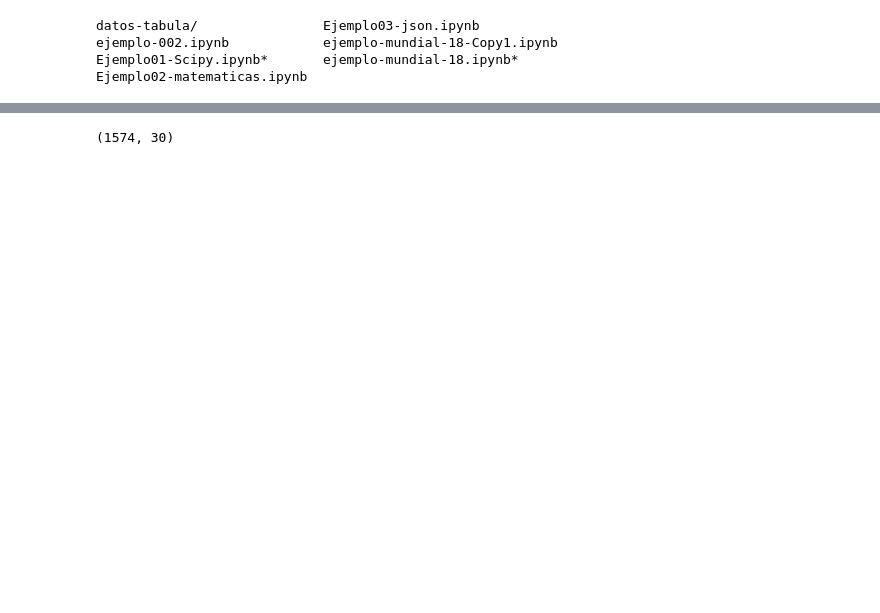
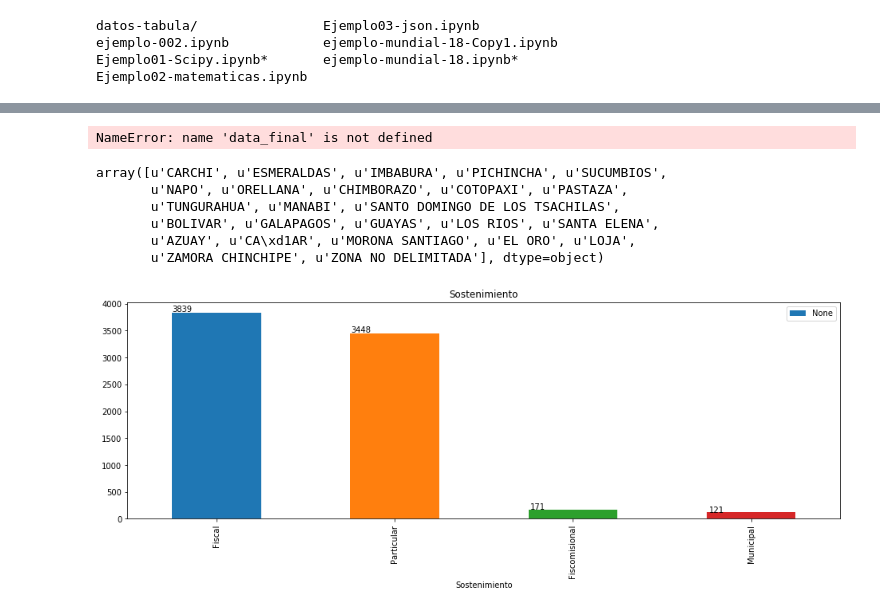
Before and after one commit to pedrojsalinas/pe-18-datos, a Jupyter notebook: clase9-ejercicios/ejemplo-002.ipynb, the cells around one changed output, grey strips where cells are left out. Saved outputs shown, nothing was run; the diff lists cells and outputs as text; code cells hidden in the pictures; blank space fills up the shorter version.

Commit message:
para generar visualizaciones

```diff
--- a/clase9-ejercicios/ejemplo-002.ipynb
+++ b/clase9-ejercicios/ejemplo-002.ipynb
@@ -23,7 +23,26 @@ datos-tabula/                Ejemplo03-json.ipynb
 ejemplo-002.ipynb            ejemplo-mundial-18-Copy1.ipynb
 Ejemplo01-Scipy.ipynb*       ejemplo-mundial-18.ipynb*
 Ejemplo02-matematicas.ipynb
-# %%
-data = pd.read_excel("datos-tabula/Listado-Instituciones-Educativas.xls", sheet_name="Zona 2")
-# data = pd.read_excel("datos-tabula/Listado-Instituciones-Educativas.xls")
+# %%
+# data = pd.read_excel("datos-tabula/Listado-Instituciones-Educativas.xls", sheet_name="Zona 2")
+nombres = [u'Codigo-AMIE', u'Nombre-Institucion',
+       u'CDPA-Provincia', u'Provincia',
+       u'CDPA-Canton', u'Canton',
+       u'CDPA-Parroquia', u'Parroquia',
+       u'Zona-Administrativa', u'Nombre-Distrito',
+       u'Codigo-Distrito', u'Cod-Circuito-Educativo',
+       u' Unidad-Administrativa-Circuital',
+       u'Casos-excepcionales', u'Sostenimiento', u'Regimen-Escolar',
+       u'Jurisdiccion', u'Tipo-Educacion', u'Modalidad', u'Jornada',
+       u'Nivel', u'Etnia', u'Nacionalidad', u'Pueblo',
+       u'Institucion-georeferenciada', u'Institucion-responsable',
+       u'Tipo-Acceso', u'Numero-estudiantes',
+       u'Numero-docentes', u'Estado']
+lista = ["Zona1", "Zona 2", "Zona 3", "Zona 4", "Zona 5", "Zona 6", "Zona 7", "Zona 8", "Zona 9", "Zona no delimitada"]
+lista_df = []
+for d in lista:
+    data = pd.read_excel("../archivos/Listado-Instituciones-Educativas.xls", sheet_name=d, header=None, names=nombres, skiprows=1)
+    lista_df.append(data)
+
+data_final = pd.concat(lista_df)
 # %%
@@ -45,5 +60,34 @@ Index([u'Código AMIE', u'Nombre de la Institución Educativa',
       dtype='object')
-# %%
-data.shape
-# %% [output]
-(1574, 30)
+# %%
+ax = data_final.groupby(['Provincia']).size()\
+.sort_values(ascending=False)[:26]\
+.plot.bar(title = u'Numero-Planteles', legend=True, figsize=(16,5))
+for p in ax.patches:
+    ax.annotate(str(p.get_height()), (p.get_x(), p.get_height()))
+# %% [output]
+NameError: name 'data_final' is not defined
+# %%
+data_final.Provincia.unique()
+# %% [output]
+array([u'CARCHI', u'ESMERALDAS', u'IMBABURA', u'PICHINCHA', u'SUCUMBIOS',
+       u'NAPO', u'ORELLANA', u'CHIMBORAZO', u'COTOPAXI', u'PASTAZA',
+       u'TUNGURAHUA', u'MANABI', u'SANTO DOMINGO DE LOS TSACHILAS',
+       u'BOLIVAR', u'GALAPAGOS', u'GUAYAS', u'LOS RIOS', u'SANTA ELENA',
+       u'AZUAY', u'CA\xd1AR', u'MORONA SANTIAGO', u'EL ORO', u'LOJA',
+       u'ZAMORA CHINCHIPE', u'ZONA NO DELIMITADA'], dtype=object)
+# %%
+ax = data_final[(data_final['Provincia']=='GUAYAS') | (data_final['Provincia']=='PICHINCHA')].groupby(['Sostenimiento']).size()\
+.sort_values(ascending=False)\
+.plot.bar(title = u'Sostenimiento', legend=True, figsize=(16,5))
+
+for p in ax.patches:
+    # print p.get_x()
+    # width, height = p.get_width(), p.get_height()
+    # x, y = p.get_xy()
+    # print x, y
+    # ax.annotate('{:.0f} %'.format(height), (p.get_x()+.15*width, p.get_y()+.4*height))
+
+    ax.annotate(str(p.get_height()), (p.get_x() * 1.005, p.get_height() * 1.005))
+    # ax.annotate(str(p.get_height()), (p.get_x(), p.get_height()))
+# %% [output]
+[figure, added]
```
Also changed, not shown: parts of 1 cell of this notebook, 3 other files.
